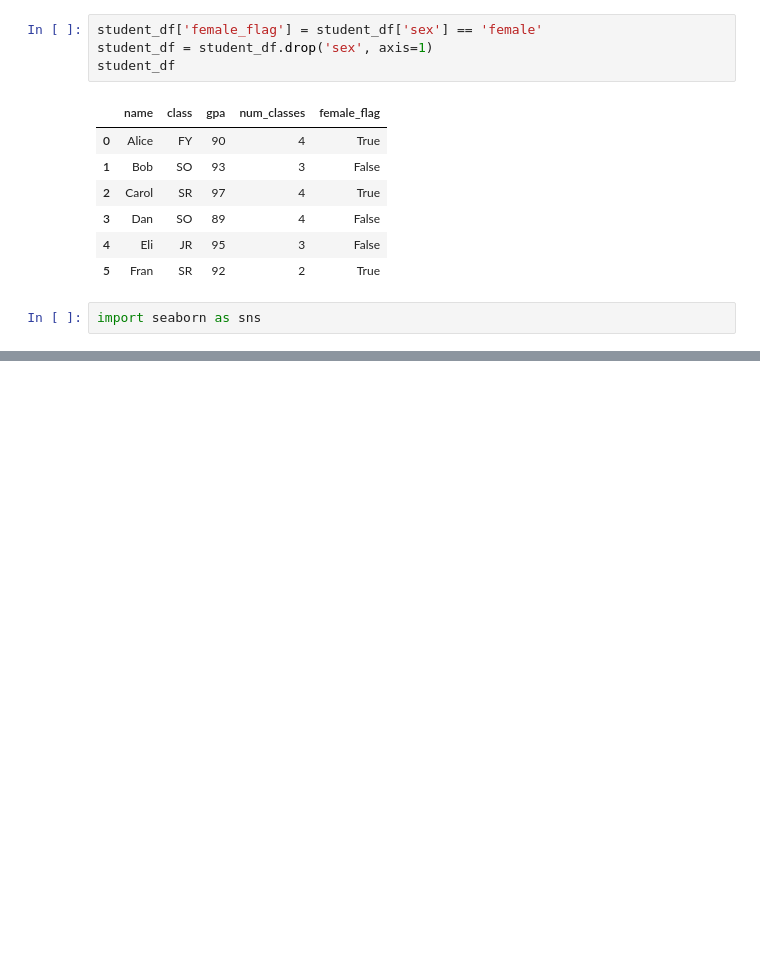
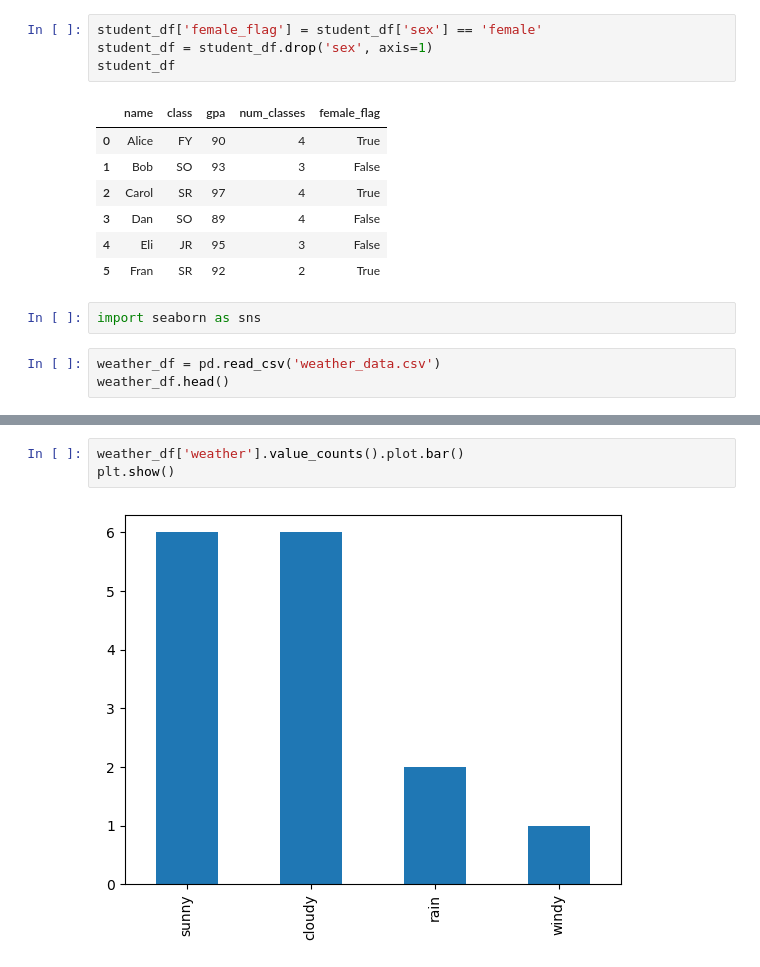
Before and after one commit to masinde70/Stats, a Jupyter notebook: statstoolbox.ipynb, the cells around one changed output, grey strips where cells are left out. Saved outputs shown, nothing was run; the diff lists cells and outputs as text; blank space fills up the shorter version.

Commit message:
visualizing weather percentage

```diff
--- a/statstoolbox.ipynb
+++ b/statstoolbox.ipynb
@@ -71,3 +71,6 @@ student_df
 | 5 | Fran | SR | 92 | 2 | True |
 # %%
 import seaborn as sns
+# %%
+weather_df = pd.read_csv('weather_data.csv')
+weather_df.head()
@@ -73,0 +84,5 @@ import seaborn as sns
+# %%
+weather_df['weather'].value_counts().plot.bar()
+plt.show()
+# %% [output]
+[figure, added]
```
Also changed, not shown: parts of 1 cell of this notebook.
